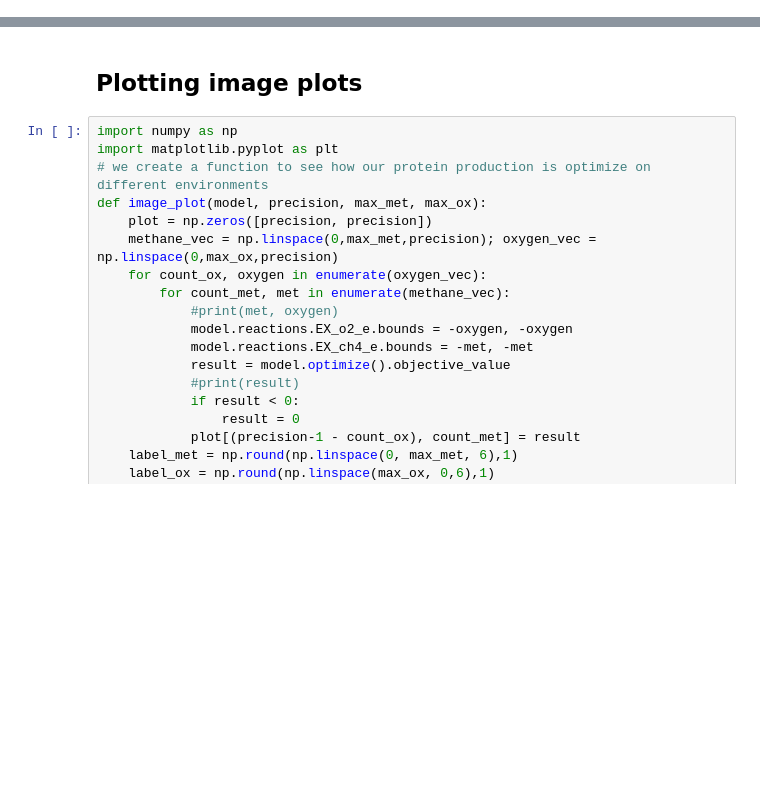
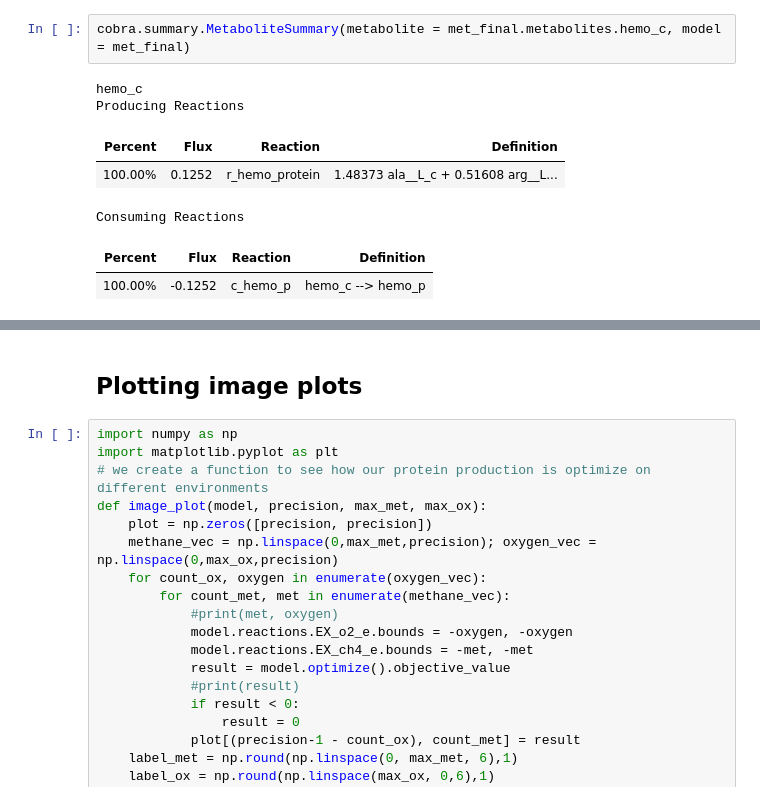
Before and after one commit to Schwebus/DTU_Biobuilders_2021, a Jupyter notebook: GSM_model/M.capsulatus.ipynb, the cells around one changed output, grey strips where cells are left out. Cells and saved outputs as stored; diff of their text form; blank space fills up the shorter version.

```diff
--- a/GSM_model/M.capsulatus.ipynb
+++ b/GSM_model/M.capsulatus.ipynb
@@ -541,0 +454,10 @@ cobra.summary.reaction_summary.ReactionSummary(reaction = met.reactions.hemo_pro
+# %%
+cobra.summary.MetaboliteSummary(metabolite = met_final.metabolites.hemo_c, model = met_final)
+# %% [output]
+hemo_c
+Producing Reactions
+| Percent | Flux | Reaction | Definition |
+| 100.00% | 0.1252 | r_hemo_protein | 1.48373 ala__L_c + 0.51608 arg__L... |
+Consuming Reactions
+| Percent | Flux | Reaction | Definition |
+| 100.00% | -0.1252 | c_hemo_p | hemo_c --> hemo_p |
```
Also changed, not shown: parts of 44 cells of this notebook.
